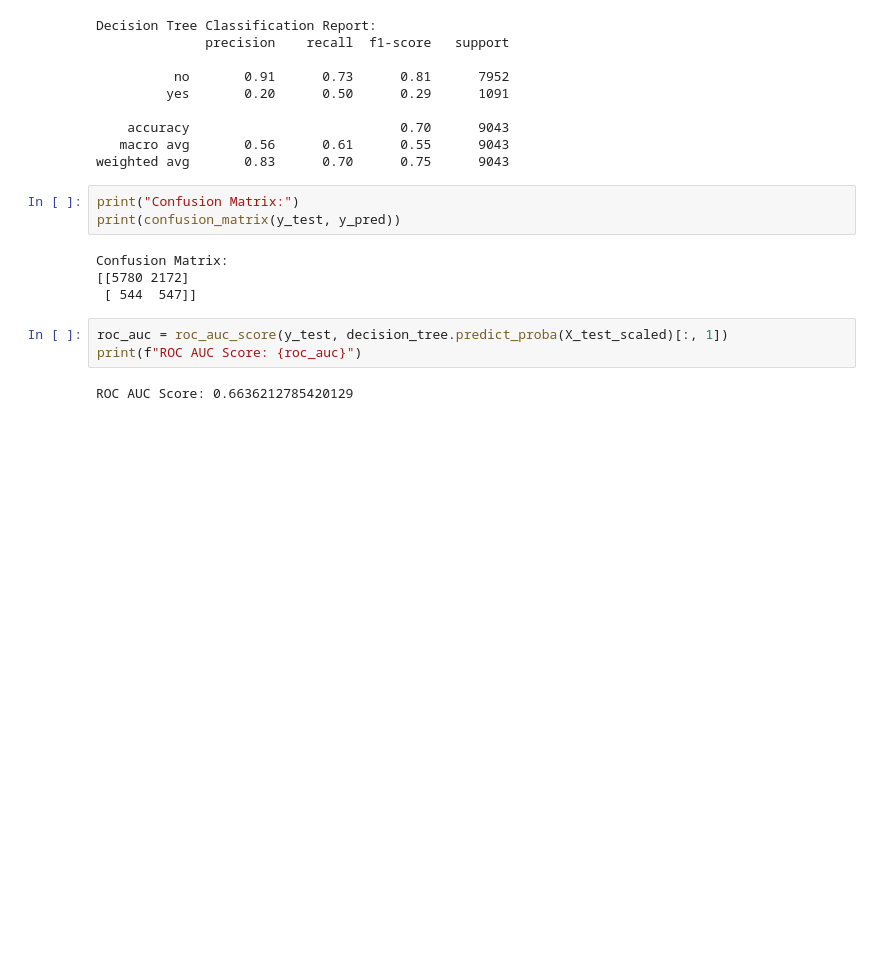
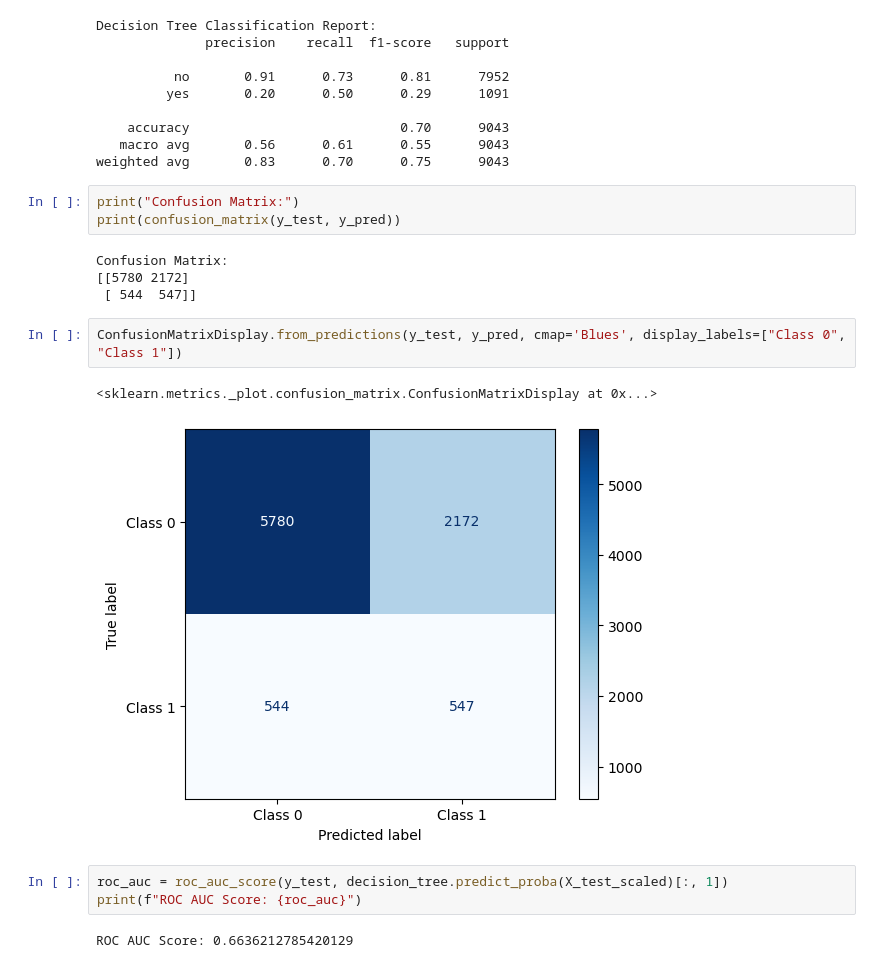
Before and after one commit to floyedmuchiri/Customer-Subscription-to-Bank-Term-Deposits, a Jupyter notebook: index.ipynb, the cells around one changed output. Saved outputs shown, nothing was run; the diff lists cells and outputs as text; blank space fills up the shorter version.

```diff
--- a/index.ipynb
+++ b/index.ipynb
@@ -484,6 +489,11 @@ print(confusion_matrix(y_test, y_pred))
 Confusion Matrix:
 [[5780 2172]
  [ 544  547]]
+# %%
+ConfusionMatrixDisplay.from_predictions(y_test, y_pred, cmap='Blues', display_labels=["Class 0", "Class 1"])
+# %% [output]
+<sklearn.metrics._plot.confusion_matrix.ConfusionMatrixDisplay at 0x...>
+[figure, added]
 # %%
 roc_auc = roc_auc_score(y_test, decision_tree.predict_proba(X_test_scaled)[:, 1])
 print(f"ROC AUC Score: {roc_auc}")
```
Also changed, not shown: parts of 4 cells of this notebook, 2 other files.
